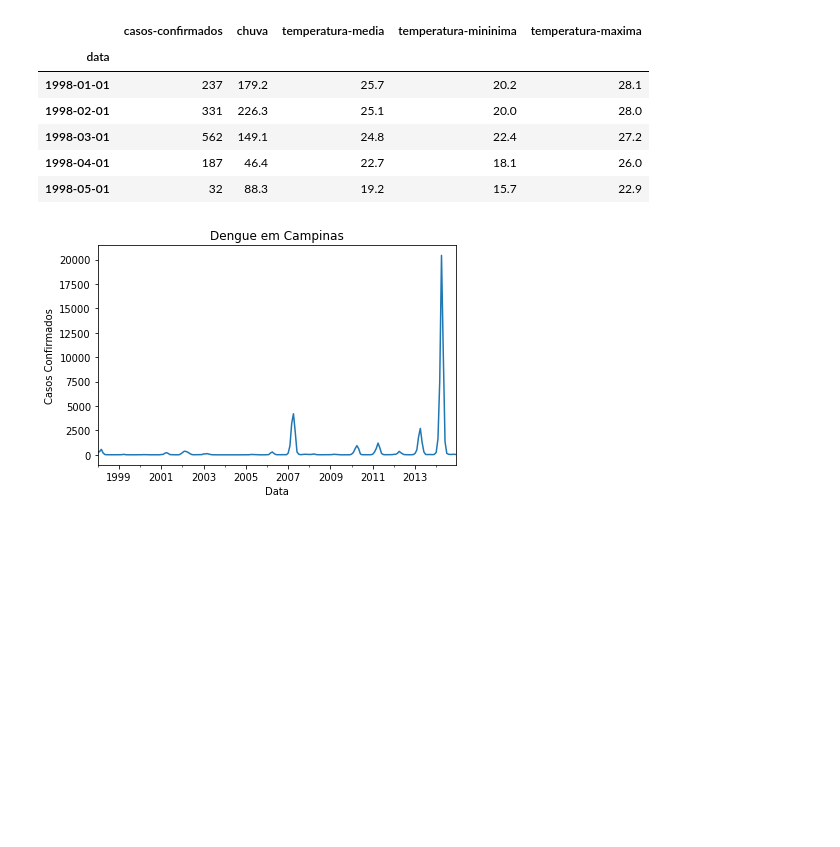
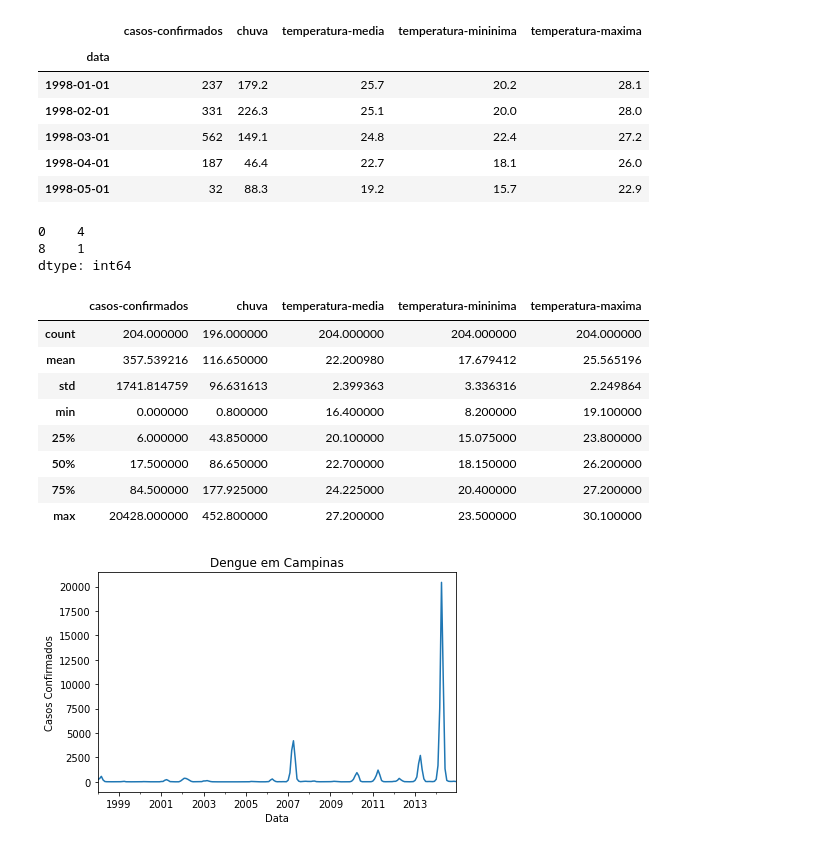
Before and after one commit to hlsvalle/curso_data_science, a Jupyter notebook: Grafico_de_linhas.ipynb, the cells around one changed output. Saved outputs shown, nothing was run; the diff lists cells and outputs as text; code cells hidden in the pictures; blank space fills up the shorter version.

```diff
--- a/Grafico_de_linhas.ipynb
+++ b/Grafico_de_linhas.ipynb
@@ -21,6 +21,24 @@ df.head()
 | 1998-03-01 | 562 | 149.1 | 24.8 | 22.4 | 27.2 |
 | 1998-04-01 | 187 | 46.4 | 22.7 | 18.1 | 26.0 |
 | 1998-05-01 | 32 | 88.3 | 19.2 | 15.7 | 22.9 |
+# %%
+df.isnull().sum().value_counts(ascending=False)
+# %% [output]
+0    4
+8    1
+dtype: int64
+# %%
+df.describe()
+# %% [output]
+|  | casos-confirmados | chuva | temperatura-media | temperatura-mininima | temperatura-maxima |
+| count | 204.000000 | 196.000000 | 204.000000 | 204.000000 | 204.000000 |
+| mean | 357.539216 | 116.650000 | 22.200980 | 17.679412 | 25.565196 |
+| std | 1741.814759 | 96.631613 | 2.399363 | 3.336316 | 2.249864 |
+| min | 0.000000 | 0.800000 | 16.400000 | 8.200000 | 19.100000 |
+| 25% | 6.000000 | 43.850000 | 20.100000 | 15.075000 | 23.800000 |
+| 50% | 17.500000 | 86.650000 | 22.700000 | 18.150000 | 26.200000 |
+| 75% | 84.500000 | 177.925000 | 24.225000 | 20.400000 | 27.200000 |
+| max | 20428.000000 | 452.800000 | 27.200000 | 23.500000 | 30.100000 |
 # %%
 #Plotar os casos confirmados
 fig, ax = plt.subplots()
```
Also changed, not shown: parts of 1 cell of this notebook.
